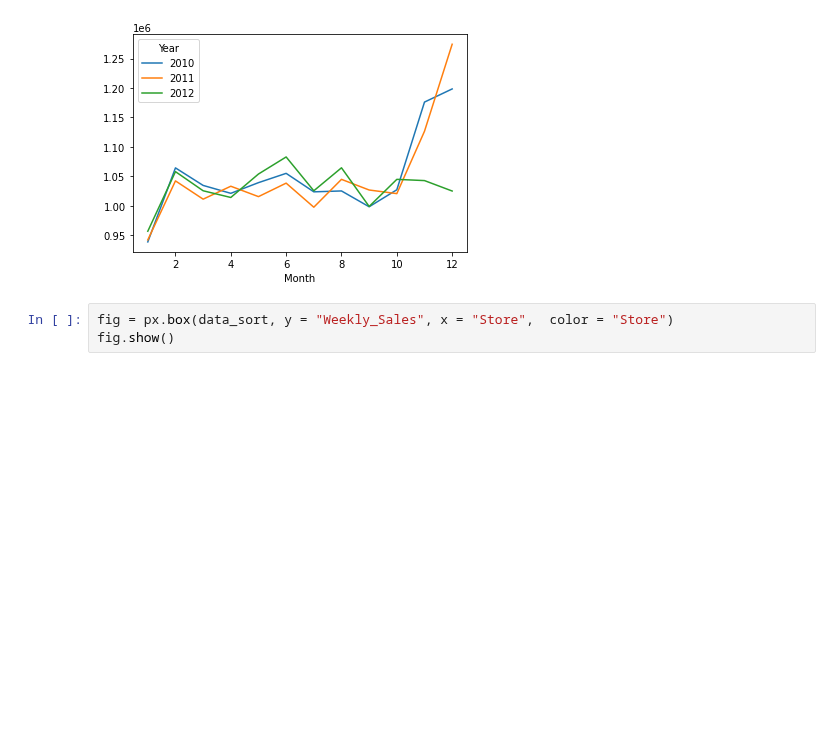
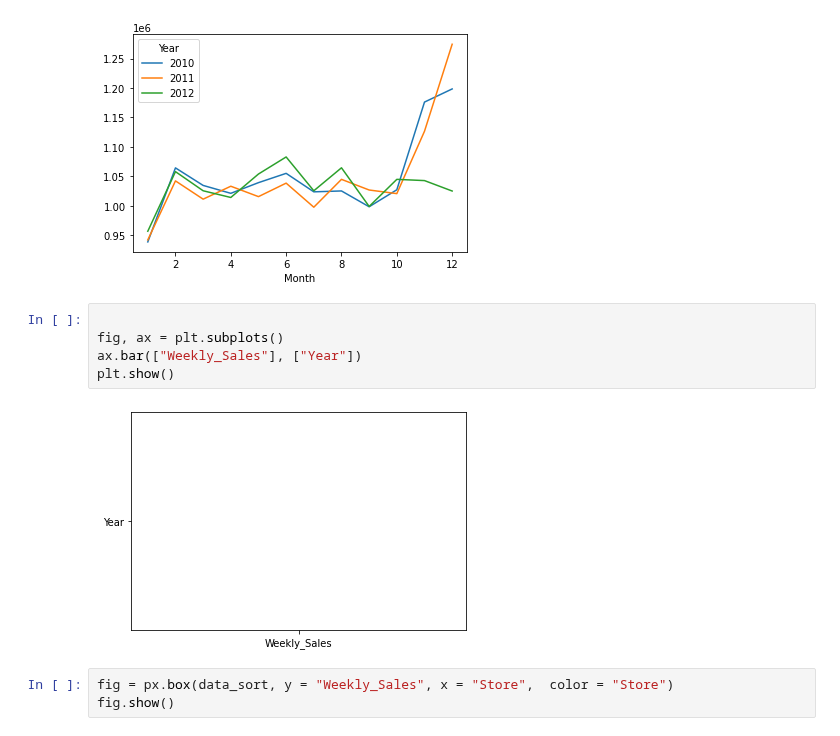
Before and after one commit to Psyclophe/Data-Scientist, a Jupyter notebook: Wal_mart_analysis_forecasting.ipynb, the cells around one changed output. Drawn from its saved outputs; the diff is of its cells as text; blank space fills up the shorter version.

```diff
--- a/Wal_mart_analysis_forecasting.ipynb
+++ b/Wal_mart_analysis_forecasting.ipynb
@@ -428,6 +428,13 @@ ventas_mensuales.plot()
 # %% [output]
 <matplotlib.axes._subplots.AxesSubplot at 0x...>
 [figure]
+# %%
+
+fig, ax = plt.subplots()
+ax.bar(["Weekly_Sales"], ["Year"])
+plt.show()
+# %% [output]
+[figure, added]
 # %%
 fig = px.box(data_sort, y = "Weekly_Sales", x = "Store",  color = "Store")
 fig.show()
```
